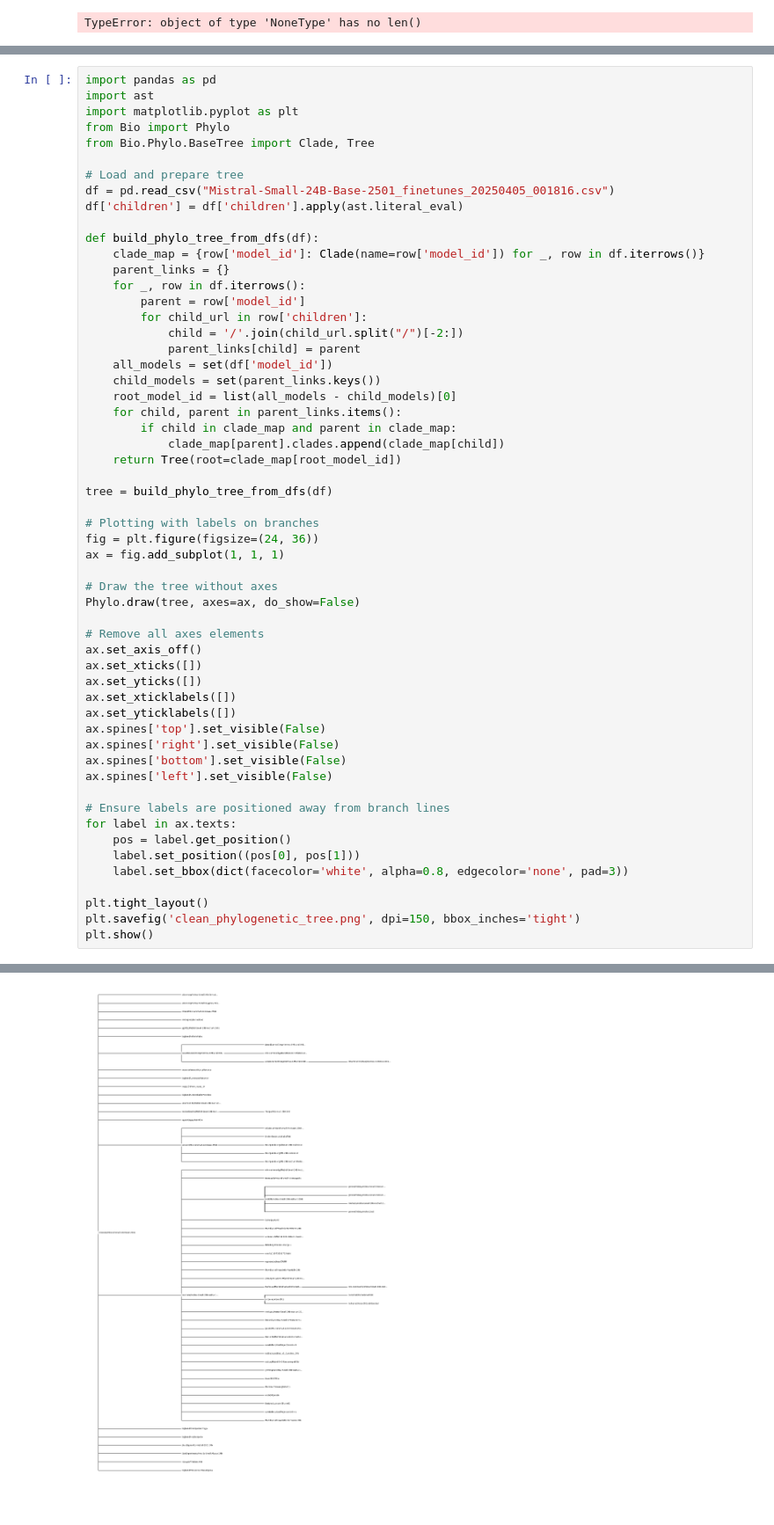
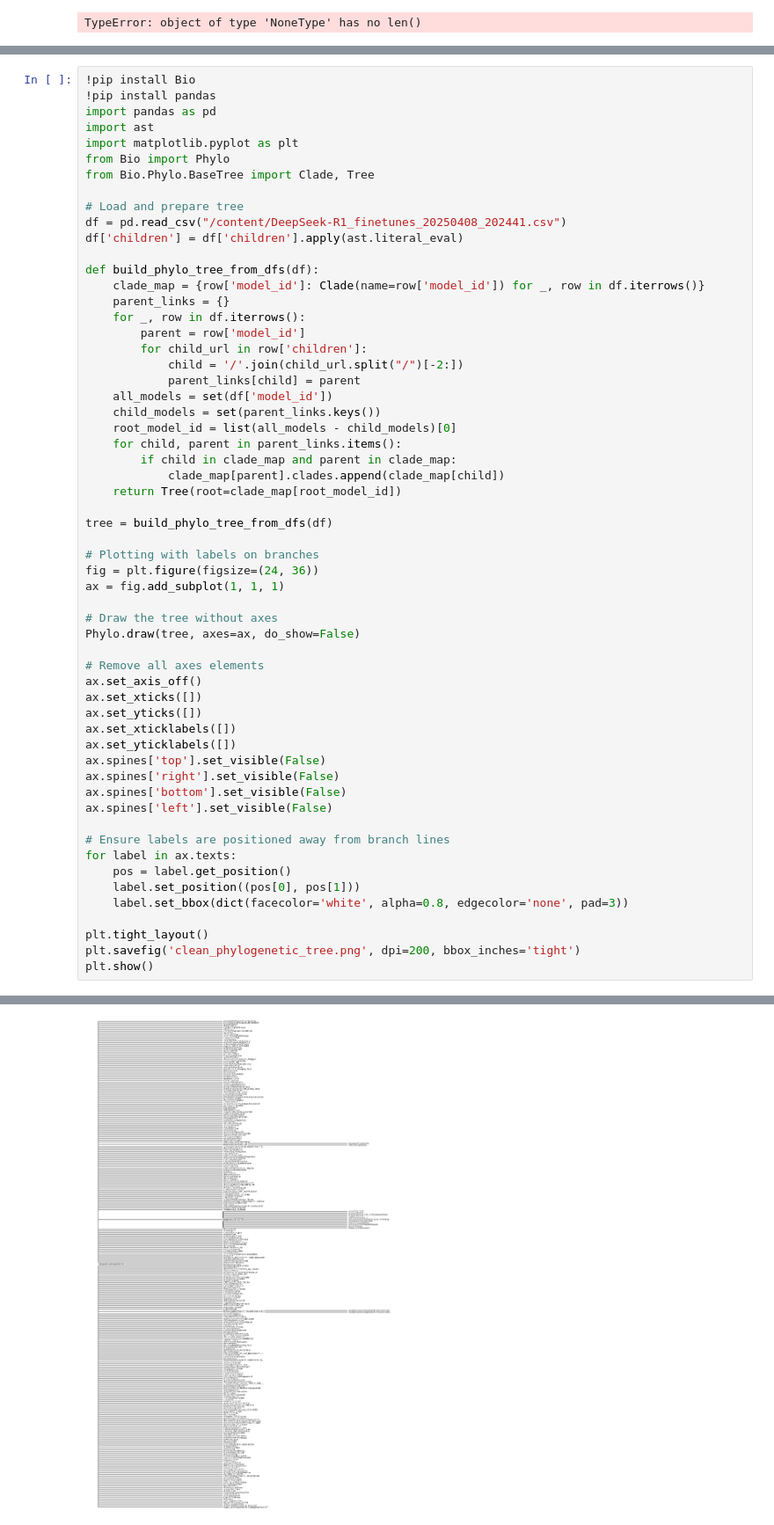
Before and after one commit to hamidahoderinwale/model_metadata_analyses, a Jupyter notebook: scraping_hf.ipynb, the cells around one changed output, grey strips where cells are left out. Shown at 88% size. Cells and saved outputs as stored; diff of their text form.

```diff
--- a/scraping_hf.ipynb
+++ b/scraping_hf.ipynb
@@ -306,6 +374,8 @@ Found 294 fine-tunes at depth 0.
 
 Iteratively produces model tree datasets when given a list of models.
 # %%
+!pip install Bio
+!pip install pandas
 import pandas as pd
 import ast
 import matplotlib.pyplot as plt
@@ -313,7 +383,7 @@ from Bio import Phylo
 from Bio.Phylo.BaseTree import Clade, Tree
 
 # Load and prepare tree
-df = pd.read_csv("Mistral-Small-24B-Base-2501_finetunes_20250405_001816.csv")
+df = pd.read_csv("/content/DeepSeek-R1_finetunes_20250408_202441.csv")
 df['children'] = df['children'].apply(ast.literal_eval)
 
 def build_phylo_tree_from_dfs(df):
@@ -359,6 +429,6 @@ for label in ax.texts:
     label.set_bbox(dict(facecolor='white', alpha=0.8, edgecolor='none', pad=3))
 
 plt.tight_layout()
-plt.savefig('clean_phylogenetic_tree.png', dpi=150, bbox_inches='tight')
+plt.savefig('clean_phylogenetic_tree.png', dpi=200, bbox_inches='tight')
 plt.show()
 # %% [output]
@@ -365,4 +452,4 @@ plt.show()
-[figure, old version]
+[figure, new version]
 # %%
 !apt install graphviz libgraphviz-dev
 !pip install pygraphviz
```
Also changed, not shown: parts of 10 cells of this notebook.
